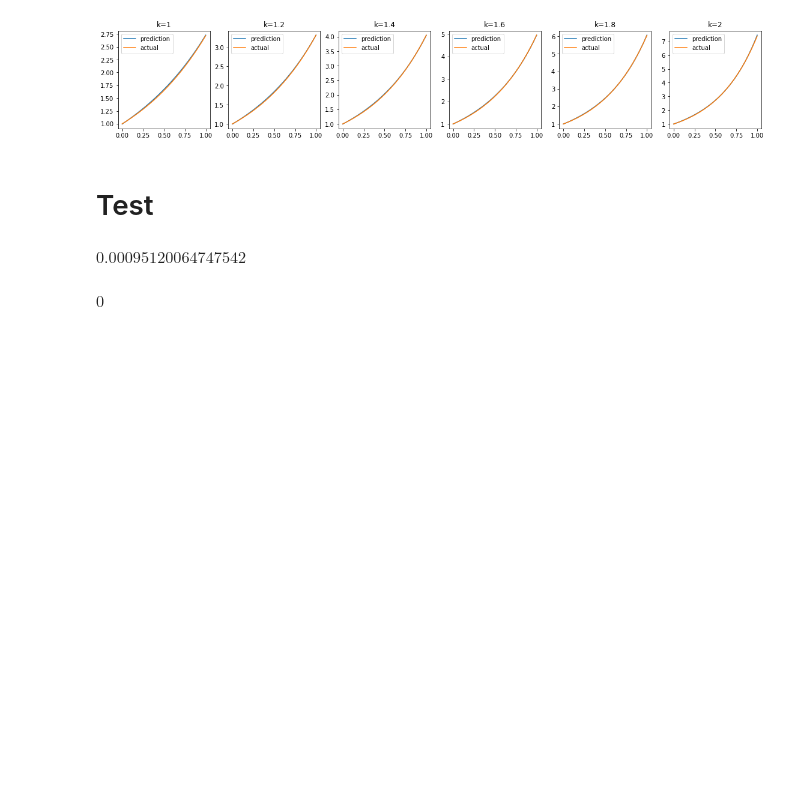
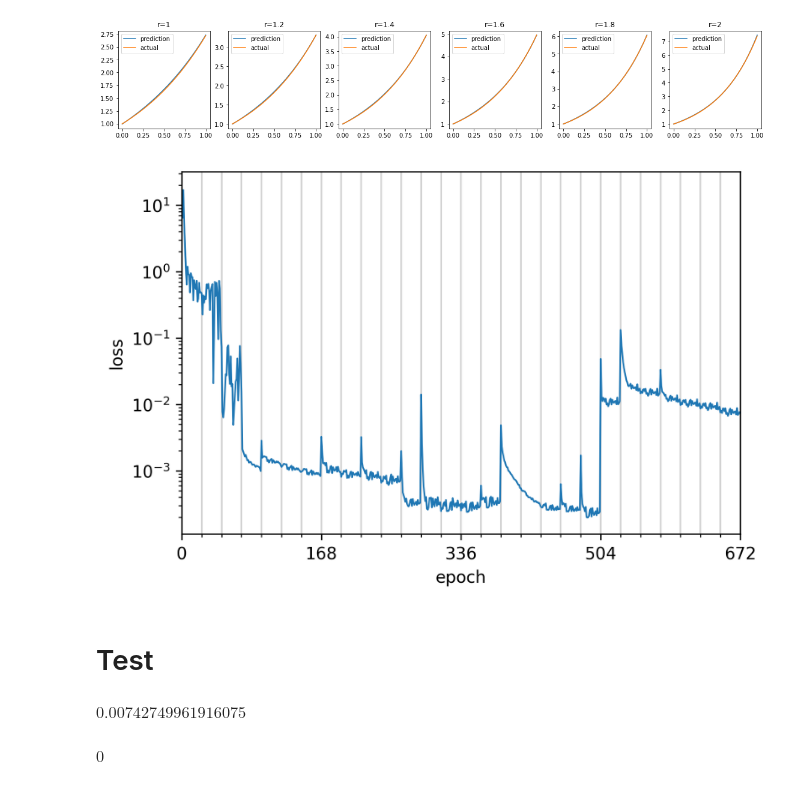
Before and after one commit to PauliusSasnauskas/sasde, a Jupyter notebook: sample_eq1.ipynb, the cells around one changed output. Cells and saved outputs as stored; diff of their text form; code cells hidden in the pictures; blank space fills up the shorter version.

Commit message:
Rewrite eq1 and expose loss histories to the output

```diff
--- a/sample_eq1.ipynb
+++ b/sample_eq1.ipynb
@@ -7,5 +7,5 @@ import matplotlib.pyplot as plt
 from eq1 import config
 from main import run
 # %%
-network, best = run(config)
+network, best, loss_histories = run(config)
 # %% [output]
@@ -60,15 +60,40 @@ for ax, k_try in zip(axs, k_tries):
 plt.show()
 # %% [output]
 [figure]
+# %%
+from itertools import chain
+
+loss_history = []
+prunepoints = []
+
+for pruneepoch in loss_histories:
+  count = 0 if len(prunepoints) == 0 else prunepoints[len(prunepoints)-1]
+  for epoch in pruneepoch:
+    loss_history += [np.average(np.array(epoch))]
+    count += 1
+  prunepoints += [count]
+
+plt.xlabel('epoch')
+plt.xlim((0, prunepoints[len(prunepoints) - 1]))
+plt.gcf().gca().xaxis.set_major_locator(plt.MultipleLocator(168))
+plt.gcf().gca().xaxis.set_minor_locator(plt.MultipleLocator(24))
+plt.yscale('log')
+plt.ylabel('loss')
+for prunepoint in prunepoints:
+  plt.axvline(prunepoint, color='lightgrey', linewidth=1)
+plt.plot(loss_history, linewidth=1)
+plt.gcf().set_dpi(300)
+plt.show()
+# %% [output]
+[figure, added]
 # %% [markdown]
 # Test
 # %%
-dydx = sp.diff(y_prediction_best, 'x')
-dydx
+dPdt = sp.diff(y_prediction_best, 't')
 
-loss = (dydx - network.symbols.k * y_prediction_best)**2
+loss = (dPdt - network.symbols.r * y_prediction_best)**2
 
-sp.integrate(loss, ('x', 0, 1), ('k', 1.4, 1.6))
+sp.integrate(loss, ('t', 0, 1), ('r', 1, 2))
 # %% [output]
-$\displaystyle 0.00095120064747542$
+$\displaystyle 0.00742749961916075$
 # %%
```
Also changed, not shown: parts of 7 cells of this notebook, 5 other files.
